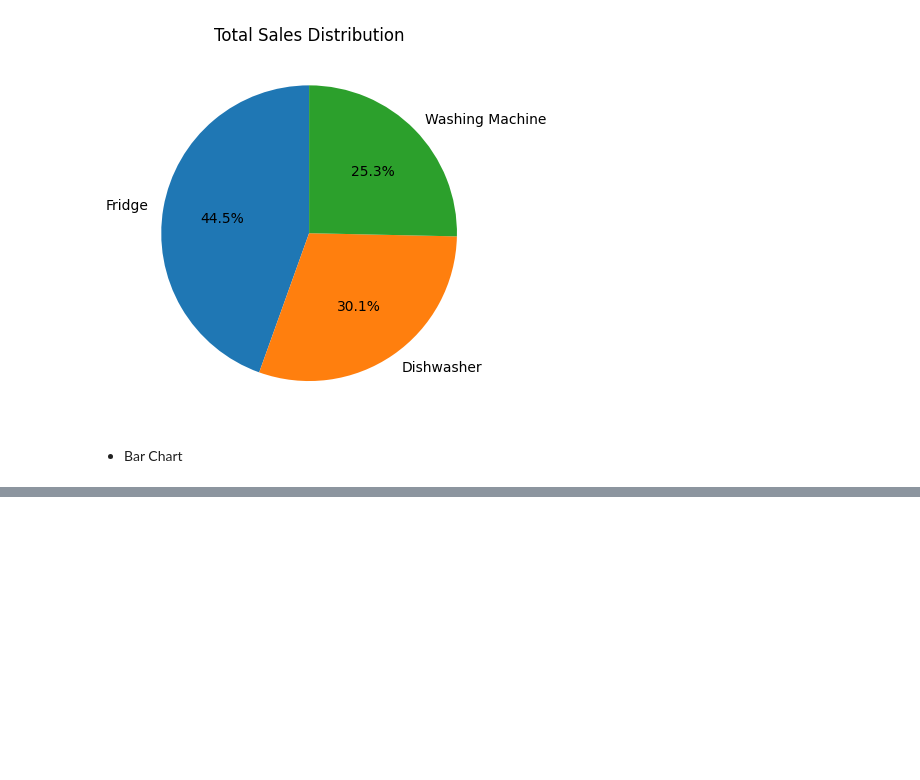
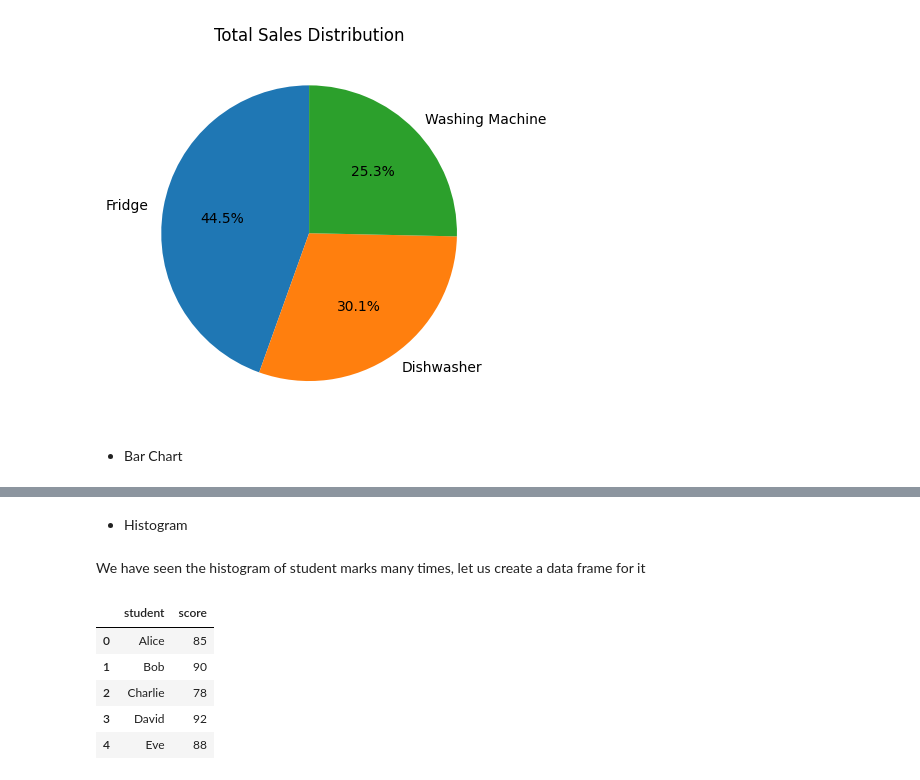
Before and after one commit to Saad-SYEDK/Matplotlib-and-Seaborn, a Jupyter notebook: notes.ipynb, the cells around one changed output, grey strips where cells are left out. Drawn from its saved outputs; the diff is of its cells as text; code cells hidden in the pictures; blank space fills up the shorter version.

```diff
--- a/notes.ipynb
+++ b/notes.ipynb
@@ -126,0 +130,17 @@ df.plot(kind="bar", x="Quater", )
+# %% [markdown]
+- Histogram
+# %% [markdown]
+We have seen the histogram of student marks many times, let us create a data frame for it
+# %%
+df = pd.DataFrame({
+    "student" : ["Alice", "Bob", "Charlie", "David", "Eve"],
+    "score" : [85, 90, 78, 92, 88]
+})
+df
+# %% [output]
+|  | student | score |
+| 0 | Alice | 85 |
+| 1 | Bob | 90 |
+| 2 | Charlie | 78 |
+| 3 | David | 92 |
+| 4 | Eve | 88 |
```
Also changed, not shown: parts of 3 cells of this notebook.
